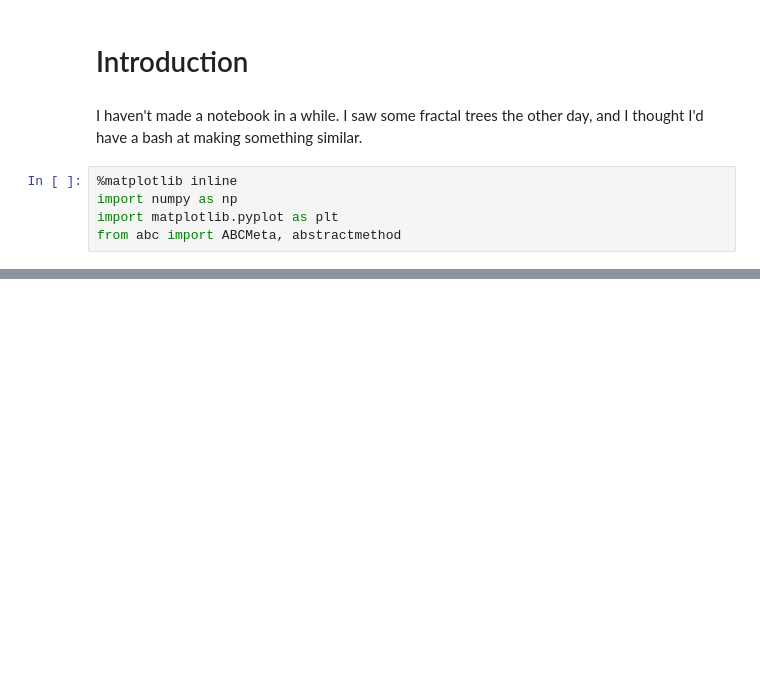
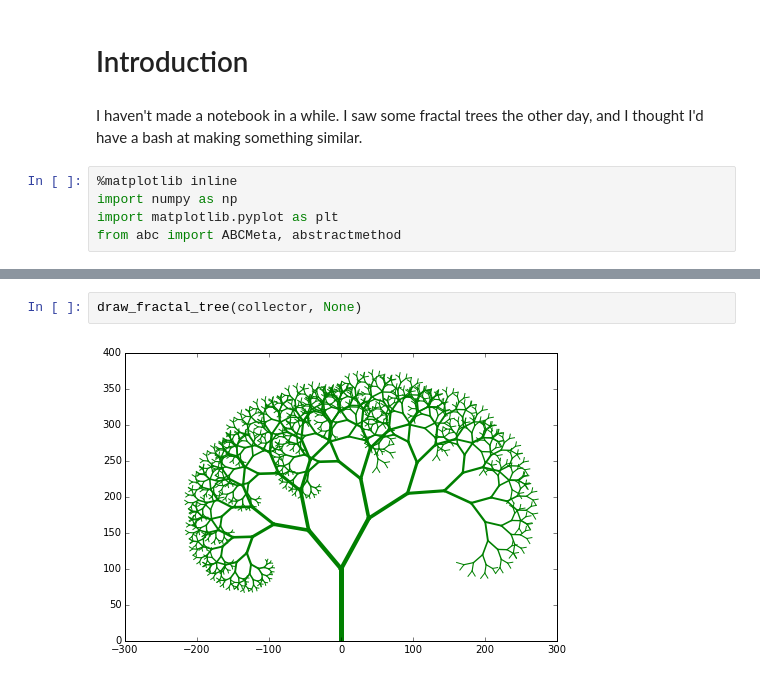
Before and after one commit to drpeteb/fractal-trees, a Jupyter notebook: Fractal-Trees.ipynb, the cells around one changed output, grey strips where cells are left out. Drawn from its saved outputs; the diff is of its cells as text; blank space fills up the shorter version.

```diff
--- a/Fractal-Trees.ipynb
+++ b/Fractal-Trees.ipynb
@@ -118,0 +152,4 @@ draw_fractal_tree(collector, None)
+# %%
+draw_fractal_tree(collector, None)
+# %% [output]
+[figure, added]
```
Also changed, not shown: parts of 19 cells of this notebook.
